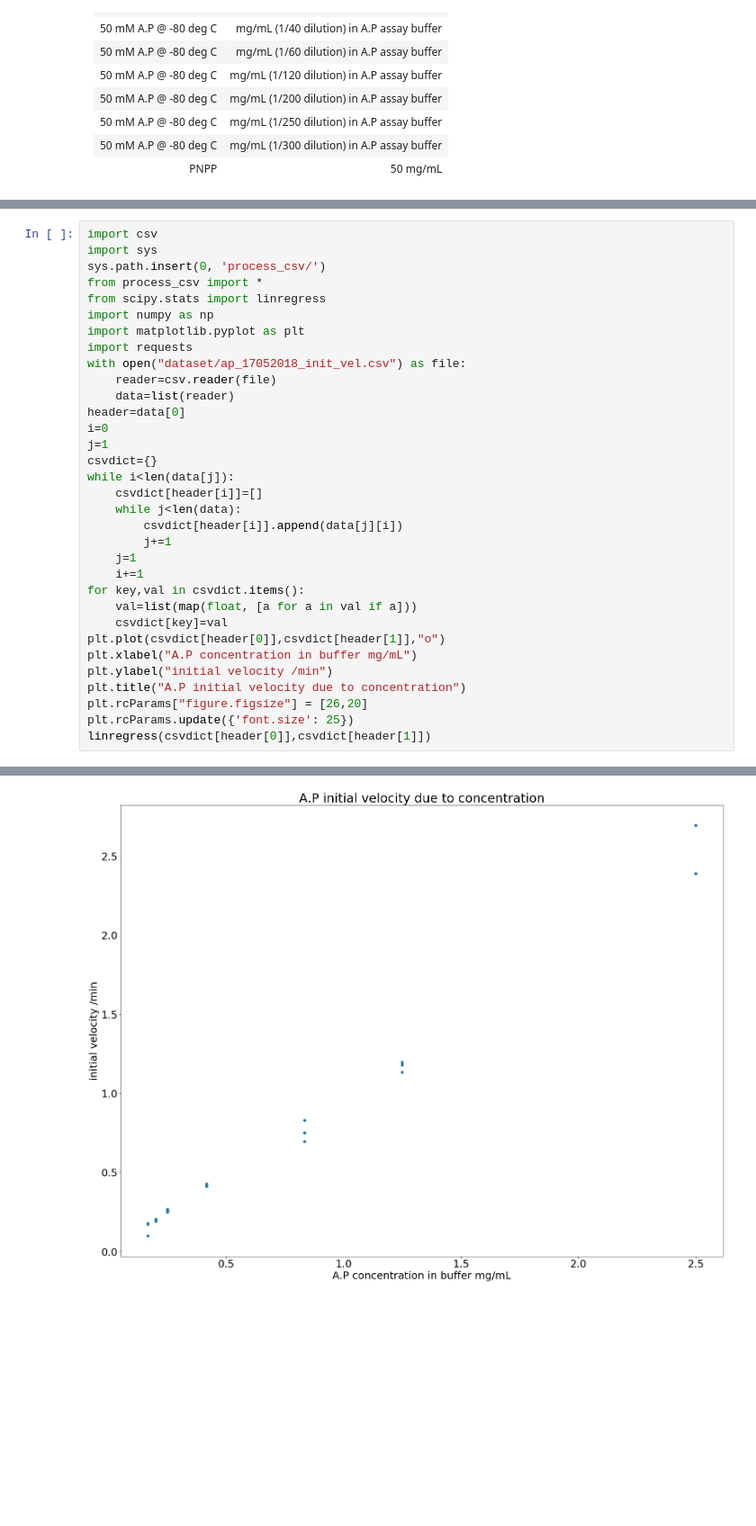
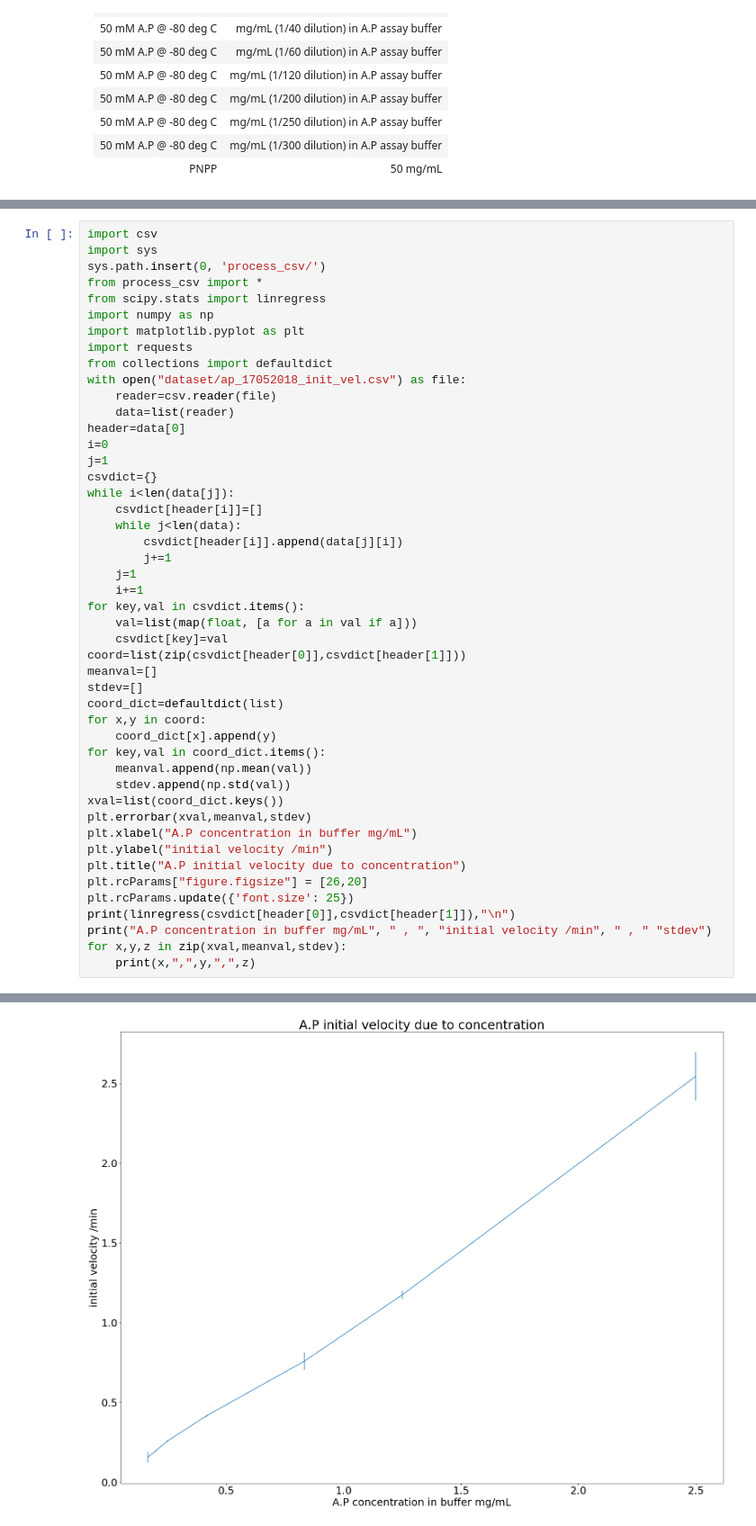
Before and after one commit to jjas0nn/alkaline_phosphatase_thermostability, a Jupyter notebook: 17052018.ipynb, the cells around one changed output, grey strips where cells are left out. Shown at 90% size. Saved outputs shown, nothing was run; the diff lists cells and outputs as text; blank space fills up the shorter version.

```diff
--- a/17052018.ipynb
+++ b/17052018.ipynb
@@ -66,6 +66,7 @@ from scipy.stats import linregress
 import numpy as np
 import matplotlib.pyplot as plt
 import requests
+from collections import defaultdict
 with open("dataset/ap_17052018_init_vel.csv") as file:
     reader=csv.reader(file)
     data=list(reader)
@@ -83,12 +84,25 @@ while i<len(data[j]):
 for key,val in csvdict.items():
     val=list(map(float, [a for a in val if a]))
     csvdict[key]=val
-plt.plot(csvdict[header[0]],csvdict[header[1]],"o")
+coord=list(zip(csvdict[header[0]],csvdict[header[1]]))
+meanval=[]
+stdev=[]
+coord_dict=defaultdict(list)
+for x,y in coord:
+    coord_dict[x].append(y)
+for key,val in coord_dict.items():
+    meanval.append(np.mean(val))
+    stdev.append(np.std(val))
+xval=list(coord_dict.keys())
+plt.errorbar(xval,meanval,stdev)
 plt.xlabel("A.P concentration in buffer mg/mL")
 plt.ylabel("initial velocity /min")
 plt.title("A.P initial velocity due to concentration")
 plt.rcParams["figure.figsize"] = [26,20]
 plt.rcParams.update({'font.size': 25})
-linregress(csvdict[header[0]],csvdict[header[1]])
+print(linregress(csvdict[header[0]],csvdict[header[1]]),"\n")
+print("A.P concentration in buffer mg/mL", " , ", "initial velocity /min", " , " "stdev")
+for x,y,z in zip(xval,meanval,stdev):
+    print(x,",",y,",",z)
 # %% [output]
 LinregressResult(slope=0.9954194880582866, intercept=-0.015472605097257897, rvalue=0.9954713702999839, pvalue=5.155983992471391e-25, stderr=0.019820728036954248)
@@ -95 +118 @@ LinregressResult(slope=0.9954194880582866, intercept=-0.015472605097257897, rval
-[figure, old version]
+[figure, new version]
```
Also changed, not shown: parts of 2 cells of this notebook.
